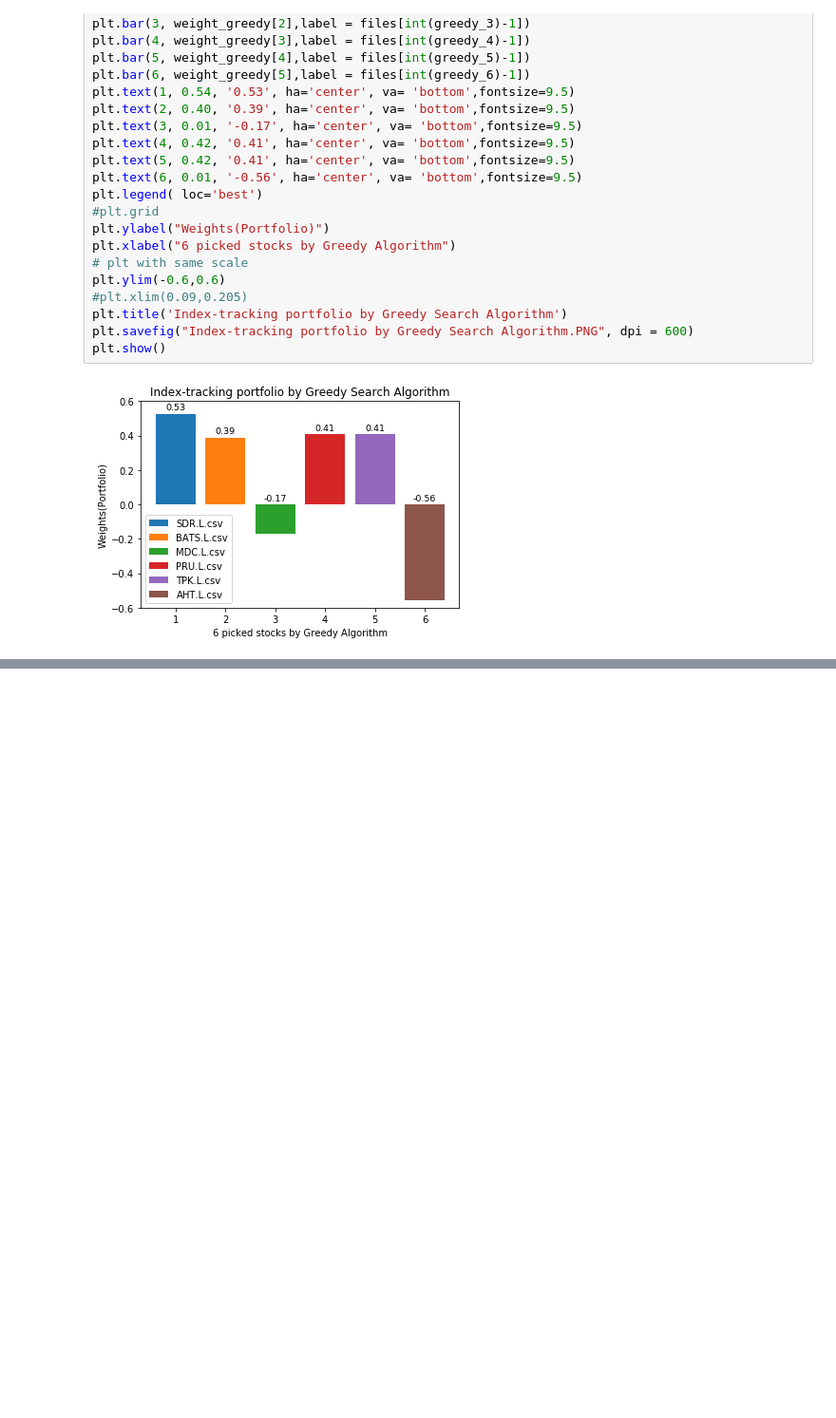
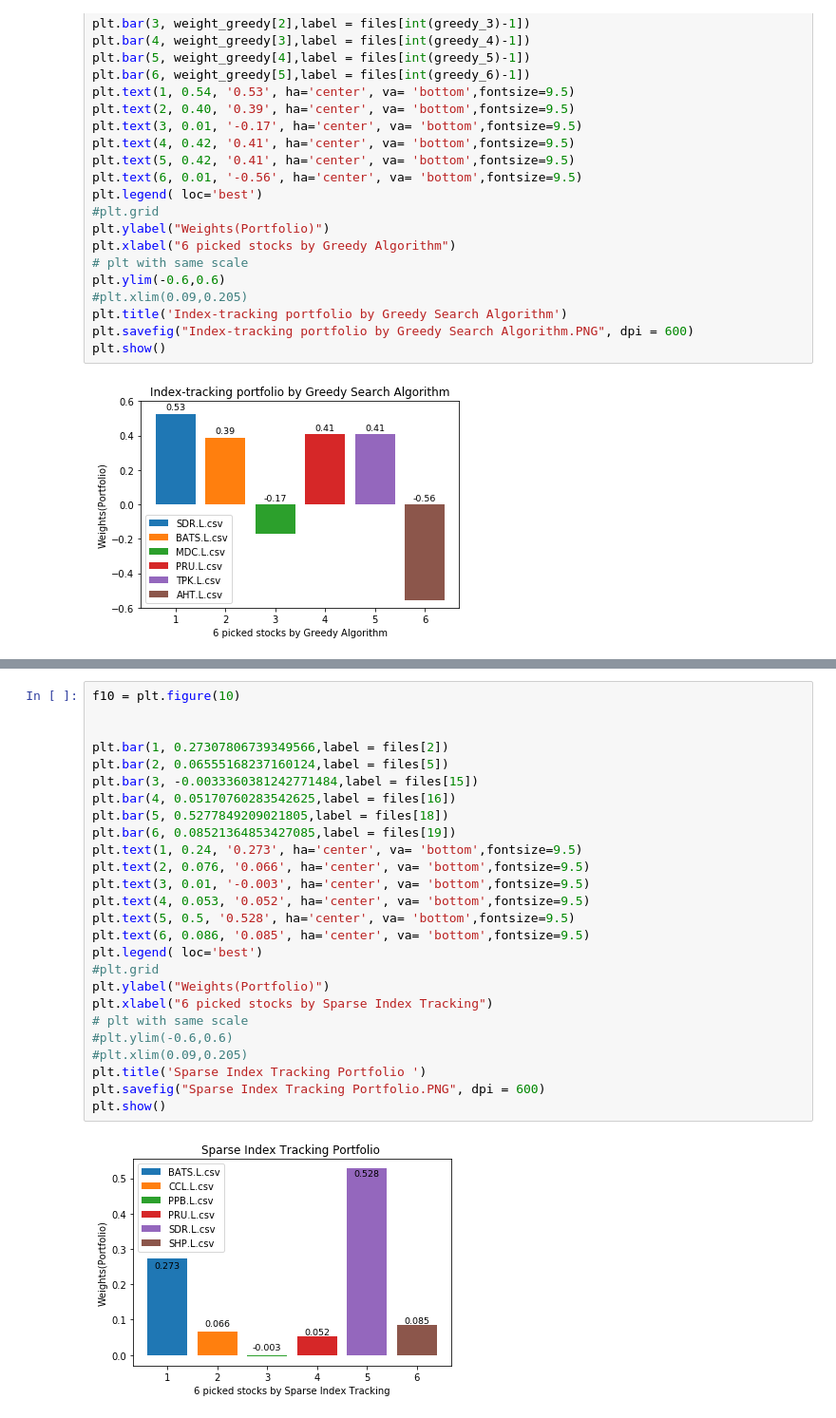
Before and after one commit to Trouble404/Computational-Finance-coursework, a Jupyter notebook: comp6212.ipynb, the cells around one changed output, grey strips where cells are left out. Shown at 95% size. Cells and saved outputs as stored; diff of their text form; blank space fills up the shorter version.

```diff
--- a/comp6212.ipynb
+++ b/comp6212.ipynb
@@ -747,0 +779,28 @@ plt.show()
+# %%
+f10 = plt.figure(10)
+
+
+plt.bar(1, 0.27307806739349566,label = files[2])
+plt.bar(2, 0.06555168237160124,label = files[5])
+plt.bar(3, -0.0033360381242771484,label = files[15])
+plt.bar(4, 0.05170760283542625,label = files[16])
+plt.bar(5, 0.5277849209021805,label = files[18])
+plt.bar(6, 0.08521364853427085,label = files[19])
+plt.text(1, 0.24, '0.273', ha='center', va= 'bottom',fontsize=9.5)
+plt.text(2, 0.076, '0.066', ha='center', va= 'bottom',fontsize=9.5)
+plt.text(3, 0.01, '-0.003', ha='center', va= 'bottom',fontsize=9.5)
+plt.text(4, 0.053, '0.052', ha='center', va= 'bottom',fontsize=9.5)
+plt.text(5, 0.5, '0.528', ha='center', va= 'bottom',fontsize=9.5)
+plt.text(6, 0.086, '0.085', ha='center', va= 'bottom',fontsize=9.5)
+plt.legend( loc='best')
+#plt.grid
+plt.ylabel("Weights(Portfolio)")
+plt.xlabel("6 picked stocks by Sparse Index Tracking")
+# plt with same scale
+#plt.ylim(-0.6,0.6)
+#plt.xlim(0.09,0.205)
+plt.title('Sparse Index Tracking Portfolio ')
+plt.savefig("Sparse Index Tracking Portfolio.PNG", dpi = 600)
+plt.show()
+# %% [output]
+[figure, added]
```
Also changed, not shown: parts of 12 cells of this notebook.
